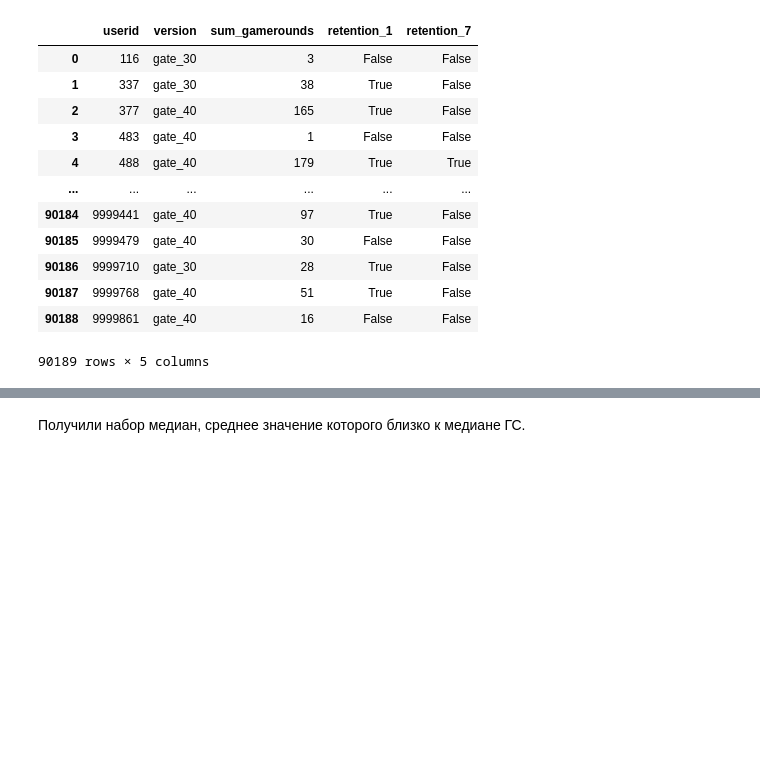
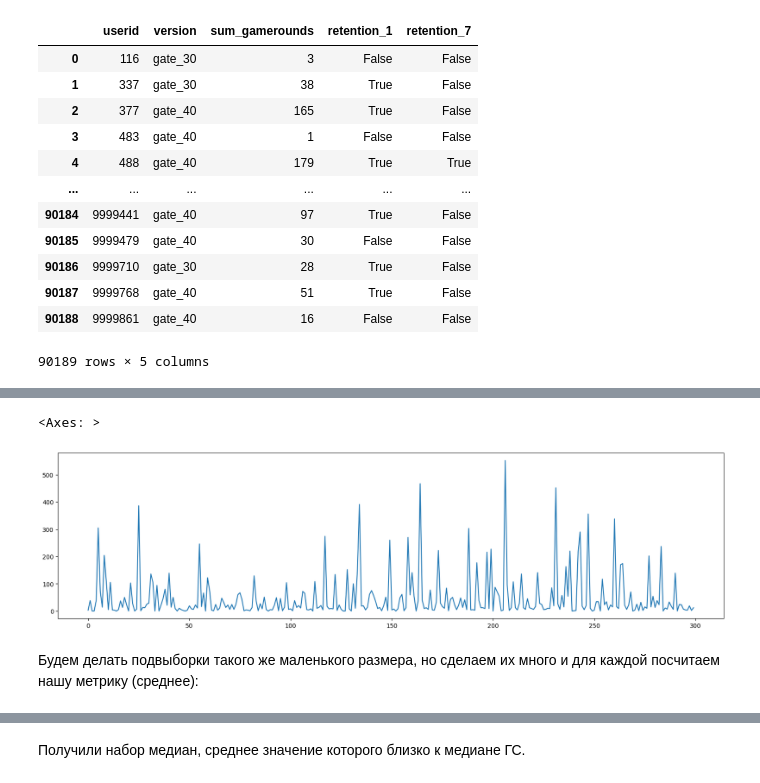
Before and after one commit to AlexJackalope/A-B-testing, a Jupyter notebook: 3-Bootstrapping-Ratio-Delta/classwork.ipynb, the cells around one changed output, grey strips where cells are left out. Cells and saved outputs as stored; diff of their text form; code cells hidden in the pictures; blank space fills up the shorter version.

```diff
--- a/3-Bootstrapping-Ratio-Delta/classwork.ipynb
+++ b/3-Bootstrapping-Ratio-Delta/classwork.ipynb
@@ -33,0 +46,8 @@ gate_40 = data[data.version == 'gate_40']
+# %%
+small = data.head(300).reset_index(drop=True)
+small.sum_gamerounds.plot(figsize = (20,5))
+# %% [output]
+<Axes: >
+[figure, added]
+# %% [markdown]
+Будем делать подвыборки такого же маленького размера, но сделаем их много и для каждой посчитаем нашу метрику (среднее):
```
Also changed, not shown: parts of 46 cells of this notebook, 2 other files.
